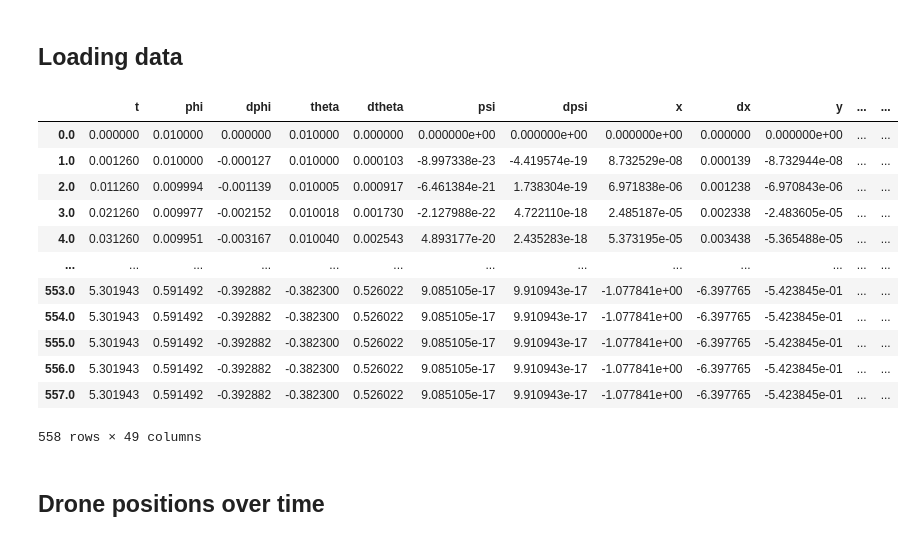
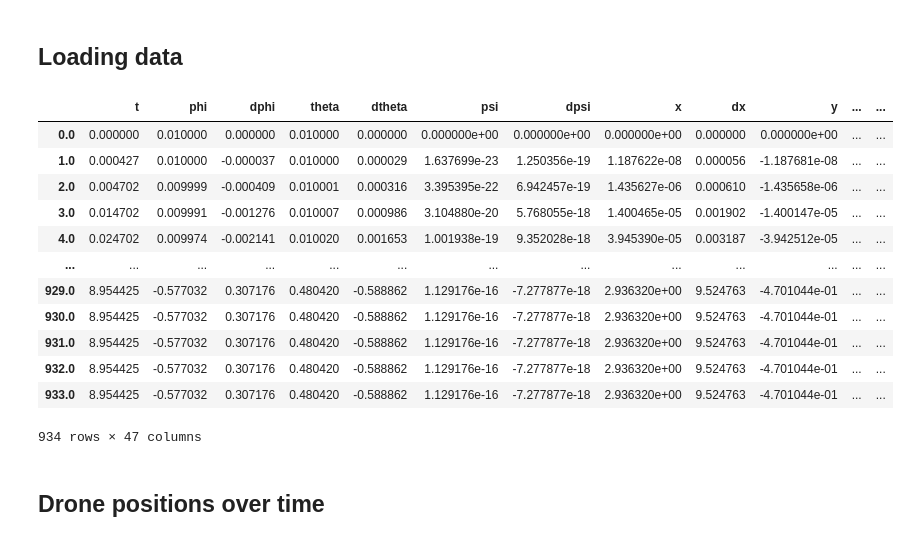
Before and after one commit to lucasbanunes/control-and-automation, a Jupyter notebook: labeca/plot_drone.ipynb, the cells around one changed output. Drawn from its saved outputs; the diff is of its cells as text; code cells hidden in the pictures.

```diff
--- a/labeca/plot_drone.ipynb
+++ b/labeca/plot_drone.ipynb
@@ -94,23 +94,23 @@ def state_space_plot(x, y, sim_out, title:str=None, filename:str=None):
 # %% [markdown]
 ## Loading data
 # %%
-filename = '../drone_sim_out.csv'
+filename = 'drone_sim_out.csv'
 sim_out = pd.read_csv(filename, index_col=0, dtype=float)
 sim_out
 # %% [output]
 |  | t | phi | dphi | theta | dtheta | psi | dpsi | x | dx | y | ... | ... |
 | 0.0 | 0.000000 | 0.010000 | 0.000000 | 0.010000 | 0.000000 | 0.000000e+00 | 0.000000e+00 | 0.000000e+00 | 0.000000 | 0.000000e+00 | ... | ... |
-| 1.0 | 0.001260 | 0.010000 | -0.000127 | 0.010000 | 0.000103 | -8.997338e-23 | -4.419574e-19 | 8.732529e-08 | 0.000139 | -8.732944e-08 | ... | ... |
-| 2.0 | 0.011260 | 0.009994 | -0.001139 | 0.010005 | 0.000917 | -6.461384e-21 | 1.738304e-19 | 6.971838e-06 | 0.001238 | -6.970843e-06 | ... | ... |
-| 3.0 | 0.021260 | 0.009977 | -0.002152 | 0.010018 | 0.001730 | -2.127988e-22 | 4.722110e-18 | 2.485187e-05 | 0.002338 | -2.483605e-05 | ... | ... |
-| 4.0 | 0.031260 | 0.009951 | -0.003167 | 0.010040 | 0.002543 | 4.893177e-20 | 2.435283e-18 | 5.373195e-05 | 0.003438 | -5.365488e-05 | ... | ... |
+| 1.0 | 0.000427 | 0.010000 | -0.000037 | 0.010000 | 0.000029 | 1.637699e-23 | 1.250356e-19 | 1.187622e-08 | 0.000056 | -1.187681e-08 | ... | ... |
+| 2.0 | 0.004702 | 0.009999 | -0.000409 | 0.010001 | 0.000316 | 3.395395e-22 | 6.942457e-19 | 1.435627e-06 | 0.000610 | -1.435658e-06 | ... | ... |
+| 3.0 | 0.014702 | 0.009991 | -0.001276 | 0.010007 | 0.000986 | 3.104880e-20 | 5.768055e-18 | 1.400465e-05 | 0.001902 | -1.400147e-05 | ... | ... |
+| 4.0 | 0.024702 | 0.009974 | -0.002141 | 0.010020 | 0.001653 | 1.001938e-19 | 9.352028e-18 | 3.945390e-05 | 0.003187 | -3.942512e-05 | ... | ... |
 | ... | ... | ... | ... | ... | ... | ... | ... | ... | ... | ... | ... | ... |
-| 553.0 | 5.301943 | 0.591492 | -0.392882 | -0.382300 | 0.526022 | 9.085105e-17 | 9.910943e-17 | -1.077841e+00 | -6.397765 | -5.423845e-01 | ... | ... |
-| 554.0 | 5.301943 | 0.591492 | -0.392882 | -0.382300 | 0.526022 | 9.085105e-17 | 9.910943e-17 | -1.077841e+00 | -6.397765 | -5.423845e-01 | ... | ... |
-| 555.0 | 5.301943 | 0.591492 | -0.392882 | -0.382300 | 0.526022 | 9.085105e-17 | 9.910943e-17 | -1.077841e+00 | -6.397765 | -5.423845e-01 | ... | ... |
-| 556.0 | 5.301943 | 0.591492 | -0.392882 | -0.382300 | 0.526022 | 9.085105e-17 | 9.910943e-17 | -1.077841e+00 | -6.397765 | -5.423845e-01 | ... | ... |
-| 557.0 | 5.301943 | 0.591492 | -0.392882 | -0.382300 | 0.526022 | 9.085105e-17 | 9.910943e-17 | -1.077841e+00 | -6.397765 | -5.423845e-01 | ... | ... |
+| 929.0 | 8.954425 | -0.577032 | 0.307176 | 0.480420 | -0.588862 | 1.129176e-16 | -7.277877e-18 | 2.936320e+00 | 9.524763 | -4.701044e-01 | ... | ... |
+| 930.0 | 8.954425 | -0.577032 | 0.307176 | 0.480420 | -0.588862 | 1.129176e-16 | -7.277877e-18 | 2.936320e+00 | 9.524763 | -4.701044e-01 | ... | ... |
+| 931.0 | 8.954425 | -0.577032 | 0.307176 | 0.480420 | -0.588862 | 1.129176e-16 | -7.277877e-18 | 2.936320e+00 | 9.524763 | -4.701044e-01 | ... | ... |
+| 932.0 | 8.954425 | -0.577032 | 0.307176 | 0.480420 | -0.588862 | 1.129176e-16 | -7.277877e-18 | 2.936320e+00 | 9.524763 | -4.701044e-01 | ... | ... |
+| 933.0 | 8.954425 | -0.577032 | 0.307176 | 0.480420 | -0.588862 | 1.129176e-16 | -7.277877e-18 | 2.936320e+00 | 9.524763 | -4.701044e-01 | ... | ... |
-558 rows × 49 columns
+934 rows × 47 columns
 # %% [markdown]
 ## Drone positions over time
 # %%
```
Also changed, not shown: parts of 2 cells of this notebook, 2 other files.
